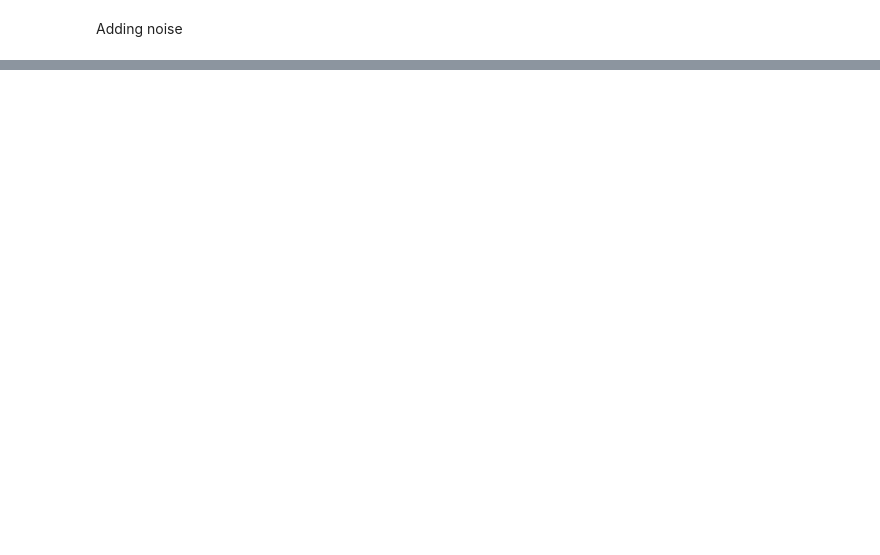
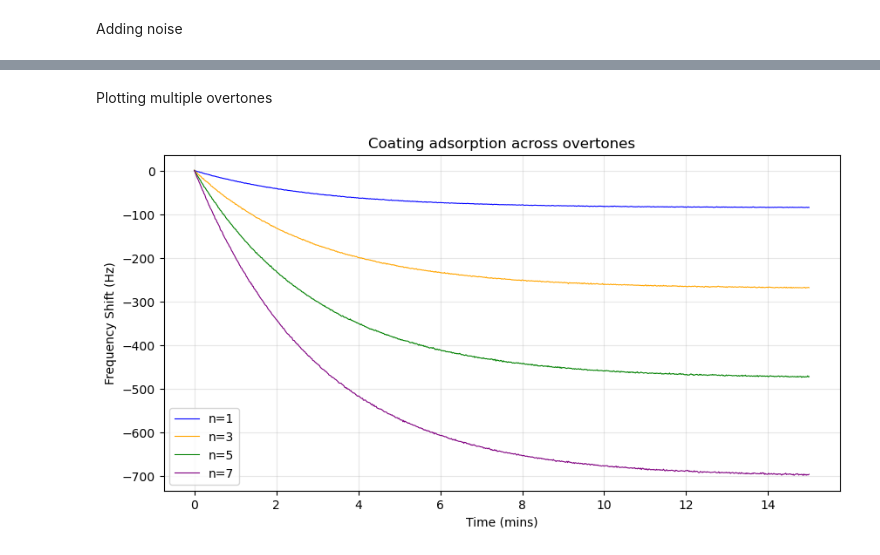
Before and after one commit to Sahanatavaragondi/qcm-polymer-coating-analysis, a Jupyter notebook: learning_notebook.ipynb, the cells around one changed output, grey strips where cells are left out. Cells and saved outputs as stored; diff of their text form; code cells hidden in the pictures; blank space fills up the shorter version.

```diff
--- a/learning_notebook.ipynb
+++ b/learning_notebook.ipynb
@@ -130,0 +131,22 @@ plt.show()
+# %% [markdown]
+Plotting multiple overtones
+# %%
+plt.figure(figsize=(10,5))
+
+colors = {1: 'blue', 3: 'orange', 5: 'green', 7: 'purple'} #dictionary, color assignment to each overtones
+overtones = [1,3, 5, 7]
+
+for n in overtones:
+    scale = n * (1 + 0.03 * (n-1)) #scaling factor calculation, 3% since the polymer film is viscoelastic
+    signal = -85 * scale * (1 - np.exp(-time/tau))
+    noise = np.random.normal(0, 0.3 * np.sqrt(n), 900) # Q-Sense QCM-D typical noise: ~0.3 Hz on fundamental, scales with sqrt(n)
+    plt.plot(time / 60, signal + noise, color=colors[n], label=f'n={n}', linewidth = 0.8)
+
+plt.xlabel("Time (mins)")
+plt.ylabel("Frequency Shift (Hz)")
+plt.title("Coating adsorption across overtones")
+plt.legend()
+plt.grid(True, alpha=0.3)
+plt.show()
+# %% [output]
+[figure, added]
```
Also changed, not shown: parts of 3 cells of this notebook.
